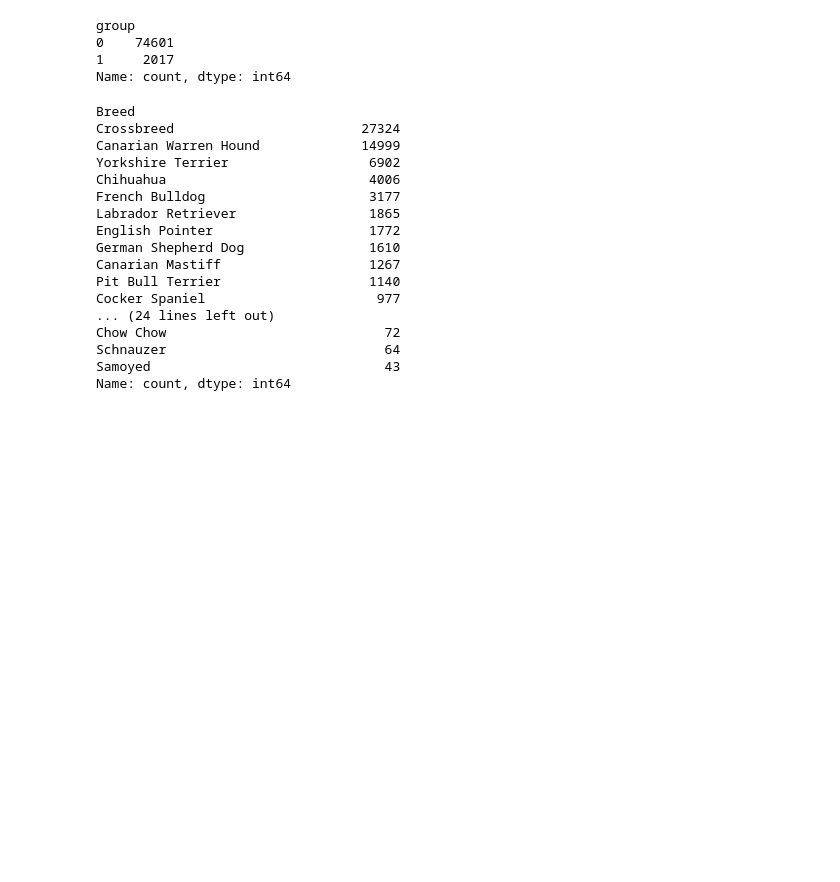
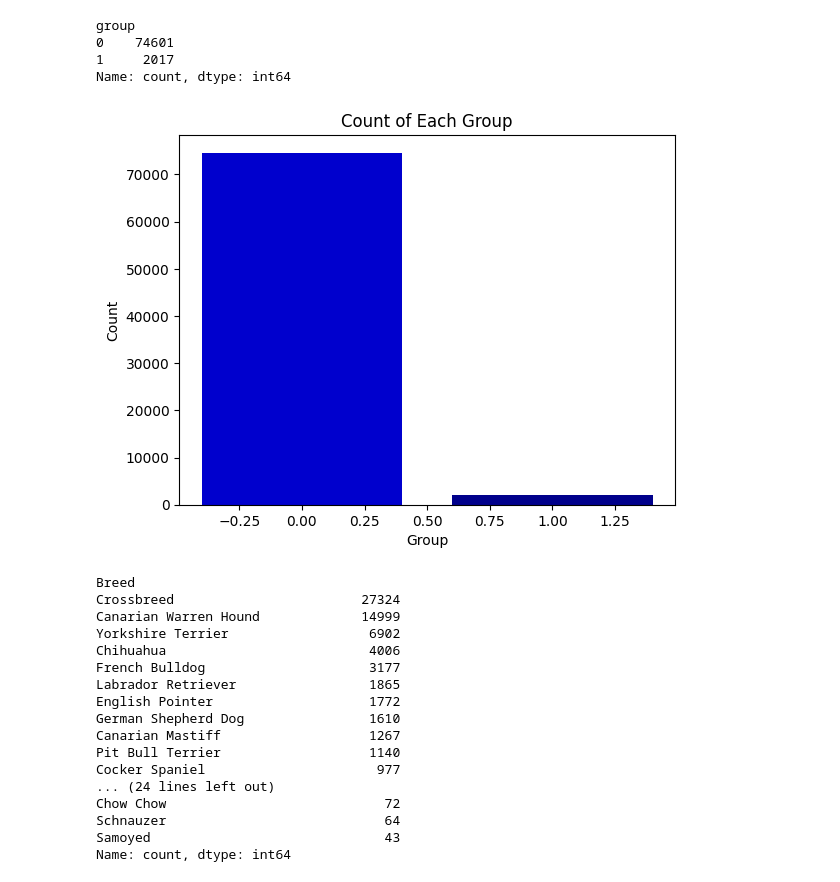
Before and after one commit to Carlos3du/canine-mammary-tumors, a Jupyter notebook: notebooks/model.ipynb, the cells around one changed output. Drawn from its saved outputs; the diff is of its cells as text; code cells hidden in the pictures; blank space fills up the shorter version.

Commit message:
feat: add output images

```diff
--- a/notebooks/model.ipynb
+++ b/notebooks/model.ipynb
@@ -14,6 +14,32 @@ Estabelecimento de Baseline: O comando Treatment(reference=...) define que o "Ca
 **Desempenho do Modelo do Autor (Baseline)**
 - AUC-ROC: 0.789 (Quão bem ele separa doentes de saudáveis)
 - Brier Score: 0.025 (Quão bem calibrada é a porcentagem. Mais baixo é melhor)
+# %%
+PALETTE = [
+    "midnightblue",
+    "navy",
+    "darkblue",
+    "mediumblue",
+    "blue",
+    "slateblue",
+    "darkslateblue",
+    "mediumslateblue",
+    "mediumpurple",
+    "rebeccapurple",
+    "blueviolet",
+    "indigo",
+    "darkorchid",
+    "darkviolet",
+    "mediumorchid",
+    "thistle",
+    "plum",
+    "violet",
+    "purple",
+    "darkmagenta",
+    "fuchsia",
+    "magenta",
+    "orchid"
+]
 # %% [markdown]
 ### Analisando Base Utilizada
 # %%
@@ -38,6 +64,20 @@ group
 0    74601
 1     2017
 Name: count, dtype: int64
+# %%
+import matplotlib.pyplot as plt
+
+plt.bar(
+    study_filtrado['group'].value_counts().index,
+    study_filtrado['group'].value_counts().values,
+    color=[PALETTE[3], PALETTE[2]]
+)
+plt.xlabel('Group')
+plt.ylabel('Count')
+plt.title('Count of Each Group')
+plt.show()
+# %% [output]
+[figure, added]
 # %%
 study_filtrado['Breed'].value_counts()
 # %% [output]
```
Also changed, not shown: parts of 12 cells of this notebook, 8 other files.
